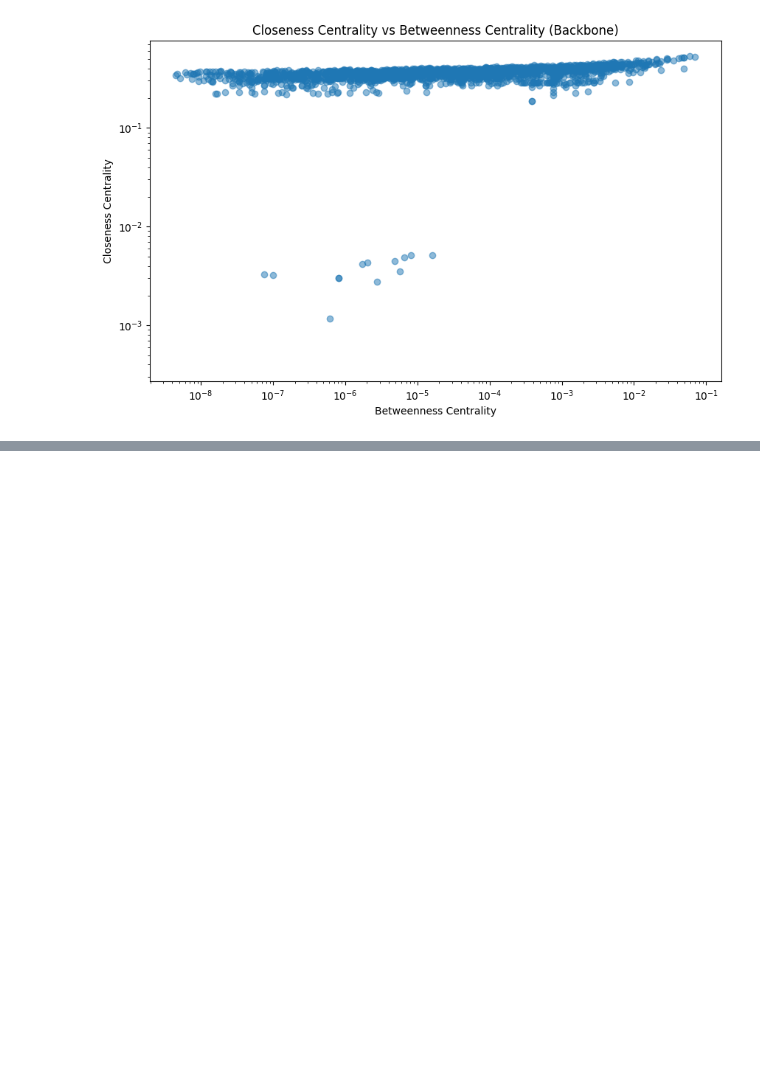
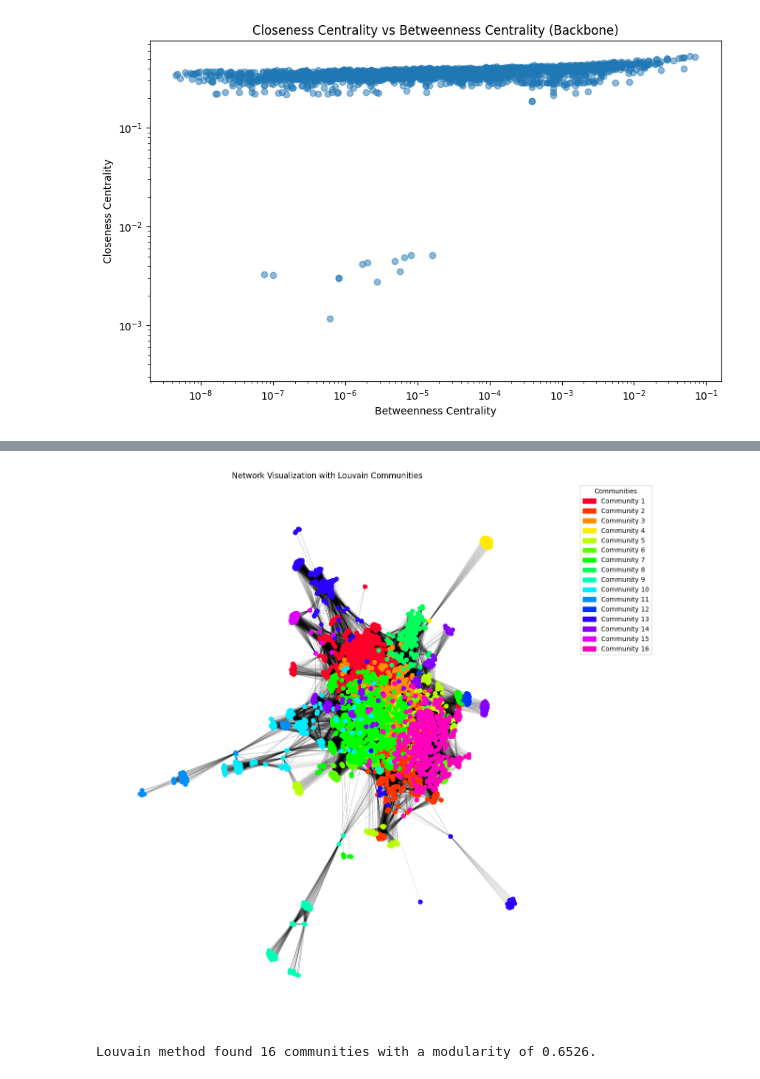
Before and after one commit to noanorgaard/SocialGraphs, a Jupyter notebook: Iben/Network_mess_around.ipynb, the cells around one changed output, grey strips where cells are left out. Cells and saved outputs as stored; diff of their text form; code cells hidden in the pictures; blank space fills up the shorter version.

```diff
--- a/Iben/Network_mess_around.ipynb
+++ b/Iben/Network_mess_around.ipynb
@@ -551,0 +742,37 @@ plt.show()
+# %%
+louvain_communities = list(nx.community.louvain_communities(gcc_subgraph, seed=11))
+louvain_modularity = nx.community.modularity(gcc_subgraph, louvain_communities)
+
+# visualize the network using the Force Atlas algorithm with communities colored differently
+# using louvain_communities
+partition = {}
+for i, community in enumerate(louvain_communities):
+    for node in community:
+        partition[node] = i
+# %%
+
+# Set the size of the plot
+plt.figure(figsize=(12, 12))
+# Compute the layout using spring layout (Force Atlas-like)
+pos = nx.spring_layout(gcc_subgraph, seed=42)
+# Draw nodes with colors based on their community
+cmap = plt.get_cmap('gist_rainbow', max(partition.values()) + 1)
+nx.draw_networkx_nodes(gcc_subgraph, pos, partition.keys(), node_size=40,
+                       cmap=cmap, node_color=list(partition.values()))
+# Draw edges
+nx.draw_networkx_edges(gcc_subgraph, pos, alpha=0.1)
+# We will create custom legend handles because networkx doesn't do it automatically
+legend_handles = []
+for i in range(len(louvain_communities)):
+    legend_handles.append(Patch(color=cmap(i), label=f'Community {i+1}'))
+
+plt.legend(handles=legend_handles, title="Communities", bbox_to_anchor=(1.05, 1), loc='upper left')
+plt.title("Network Visualization with Louvain Communities")
+plt.axis('off')
+plt.tight_layout()
+plt.show()
+
+print(f"\nLouvain method found {len(louvain_communities)} communities with a modularity of {louvain_modularity:.4f}.")
+# %% [output]
+[figure, added]
+Louvain method found 16 communities with a modularity of 0.6526.
```
Also changed, not shown: parts of 11 cells of this notebook, 1 other file.
